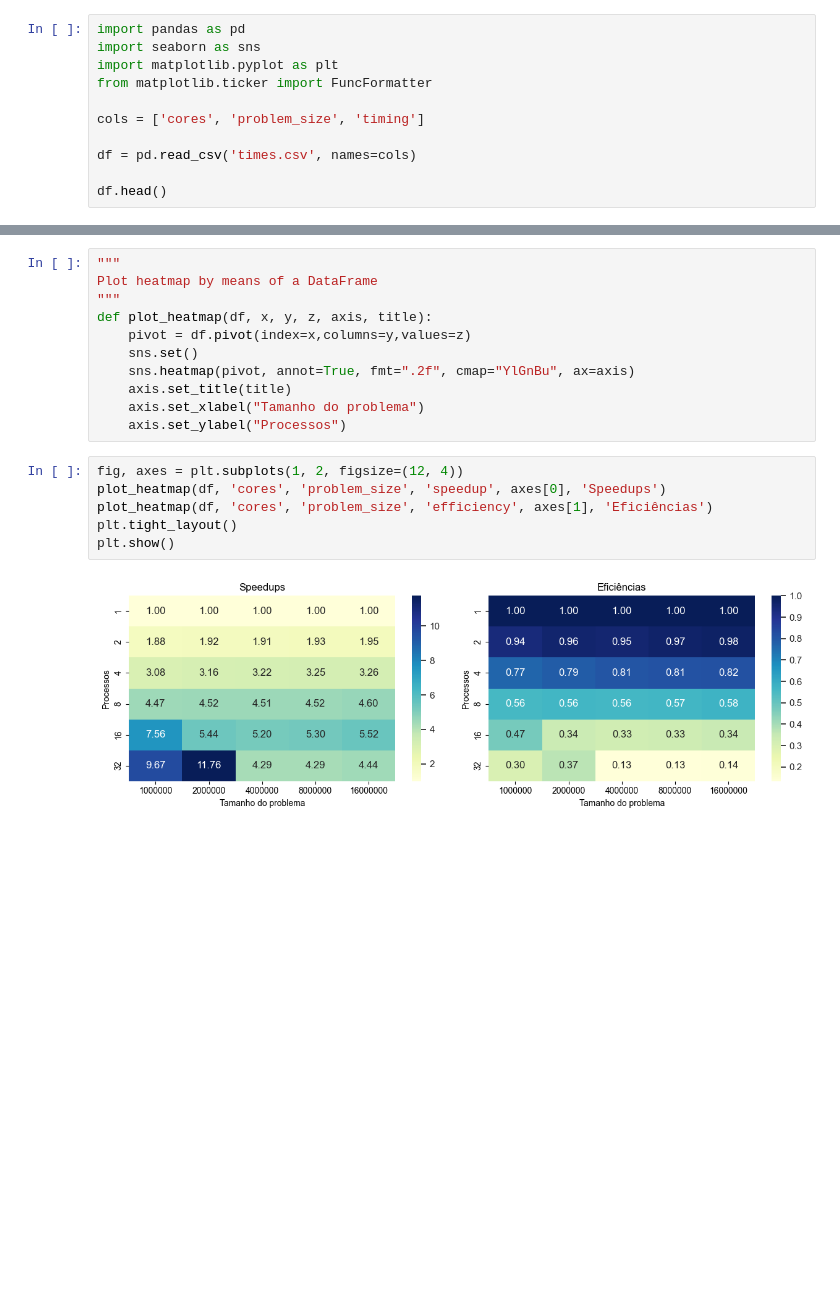
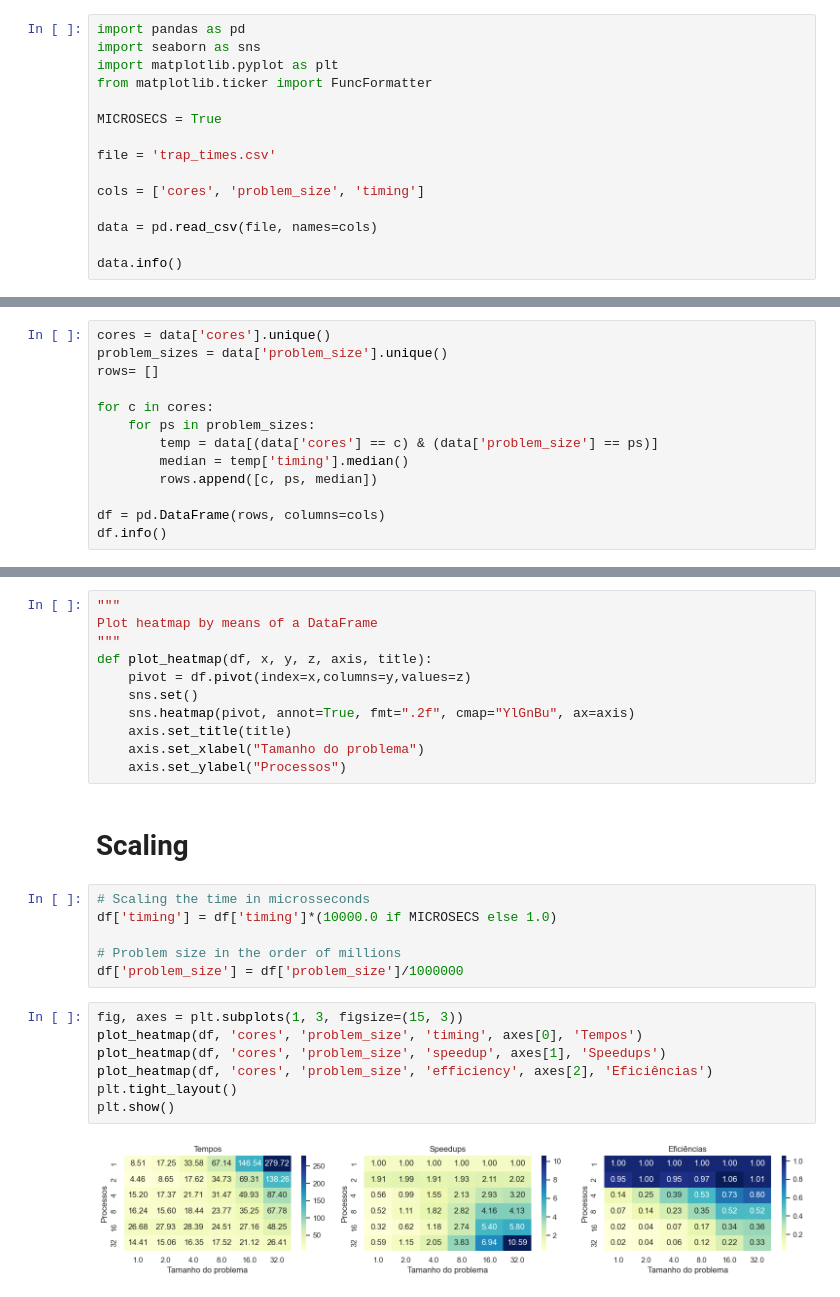
Before and after one commit to raphaelramosds/NPAD, a Jupyter notebook: MPI/assignments/Escalability.ipynb, the cells around one changed output, grey strips where cells are left out. Cells and saved outputs as stored; diff of their text form; blank space fills up the shorter version.

```diff
--- a/MPI/assignments/Escalability.ipynb
+++ b/MPI/assignments/Escalability.ipynb
@@ -8,9 +8,13 @@ import seaborn as sns
 import matplotlib.pyplot as plt
 from matplotlib.ticker import FuncFormatter
 
+MICROSECS = True
+
+file = 'trap_times.csv'
+
 cols = ['cores', 'problem_size', 'timing']
 
-df = pd.read_csv('times.csv', names=cols)
+data = pd.read_csv(file, names=cols)
 
-df.head()
+data.info()
 # %% [output]
@@ -22,0 +33,13 @@ df.head()
+# %%
+cores = data['cores'].unique()
+problem_sizes = data['problem_size'].unique()
+rows= []
+
+for c in cores:
+    for ps in problem_sizes:
+        temp = data[(data['cores'] == c) & (data['problem_size'] == ps)]
+        median = temp['timing'].median()
+        rows.append([c, ps, median])
+
+df = pd.DataFrame(rows, columns=cols)
+df.info()
@@ -60,11 +94,20 @@ def plot_heatmap(df, x, y, z, axis, title):
     axis.set_title(title)
     axis.set_xlabel("Tamanho do problema")
     axis.set_ylabel("Processos")
+# %% [markdown]
+# Scaling
+# %%
+# Scaling the time in microsseconds
+df['timing'] = df['timing']*(10000.0 if MICROSECS else 1.0)
+
+# Problem size in the order of millions
+df['problem_size'] = df['problem_size']/1000000
 # %%
-fig, axes = plt.subplots(1, 2, figsize=(12, 4))
-plot_heatmap(df, 'cores', 'problem_size', 'speedup', axes[0], 'Speedups')
-plot_heatmap(df, 'cores', 'problem_size', 'efficiency', axes[1], 'Eficiências')
+fig, axes = plt.subplots(1, 3, figsize=(15, 3))
+plot_heatmap(df, 'cores', 'problem_size', 'timing', axes[0], 'Tempos')
+plot_heatmap(df, 'cores', 'problem_size', 'speedup', axes[1], 'Speedups')
+plot_heatmap(df, 'cores', 'problem_size', 'efficiency', axes[2], 'Eficiências')
 plt.tight_layout()
 plt.show()
 # %% [output]
-[figure, old version]
+[figure, new version]
```
Also changed, not shown: parts of 3 cells of this notebook, 3 other files.
